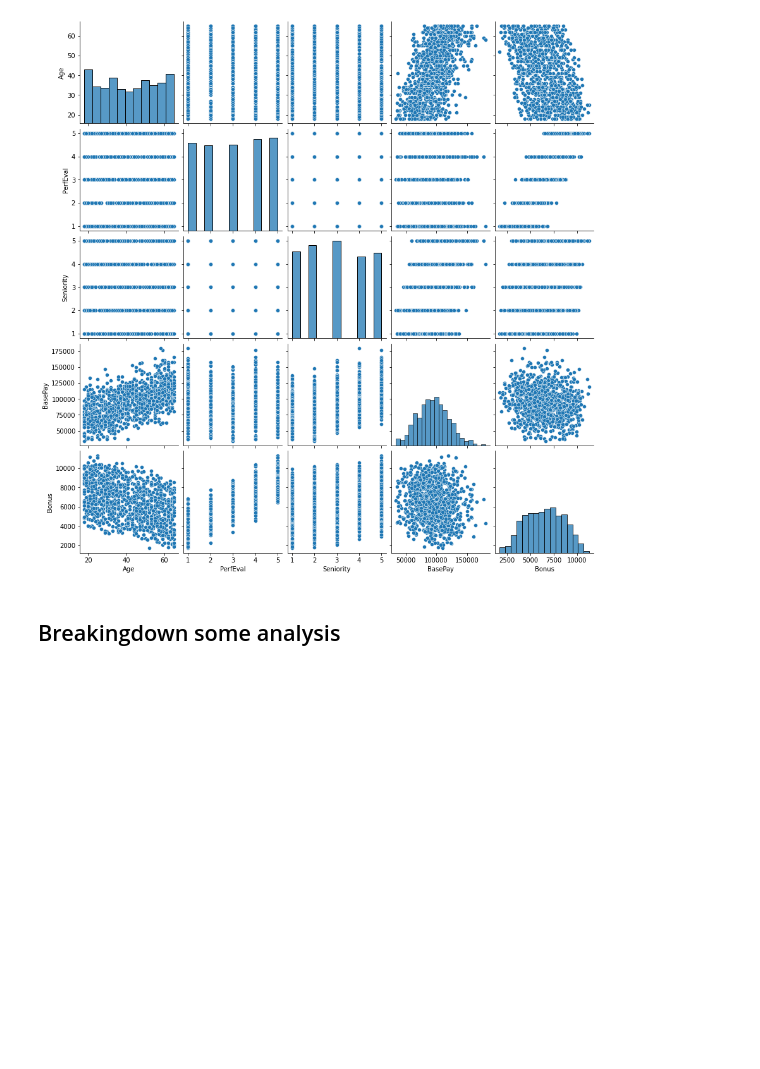
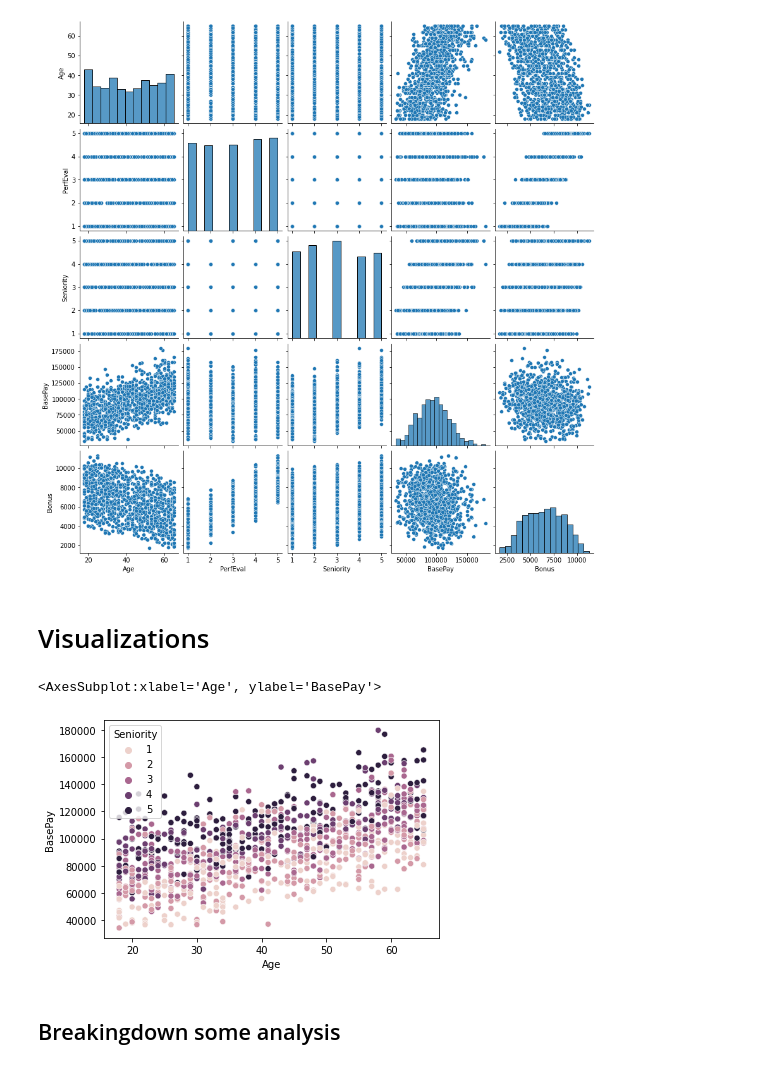
Before and after one commit to leo-cavalcante/glassdoor-pay-gap, a Jupyter notebook: Gender Pay Gap Analysis.ipynb, the cells around one changed output. Cells and saved outputs as stored; diff of their text form; code cells hidden in the pictures; blank space fills up the shorter version.

```diff
--- a/Gender Pay Gap Analysis.ipynb
+++ b/Gender Pay Gap Analysis.ipynb
@@ -122,3 +121,10 @@ sns.pairplot(glassdoor)
 # %% [output]
 <seaborn.axisgrid.PairGrid at 0x...>
 [figure]
+# %% [markdown]
+# Visualizations
+# %%
+sns.scatterplot(x="Age",y="BasePay",hue="Seniority",data=glassdoor)
+# %% [output]
+<AxesSubplot:xlabel='Age', ylabel='BasePay'>
+[figure, added]
```
Also changed, not shown: parts of 19 cells of this notebook.
